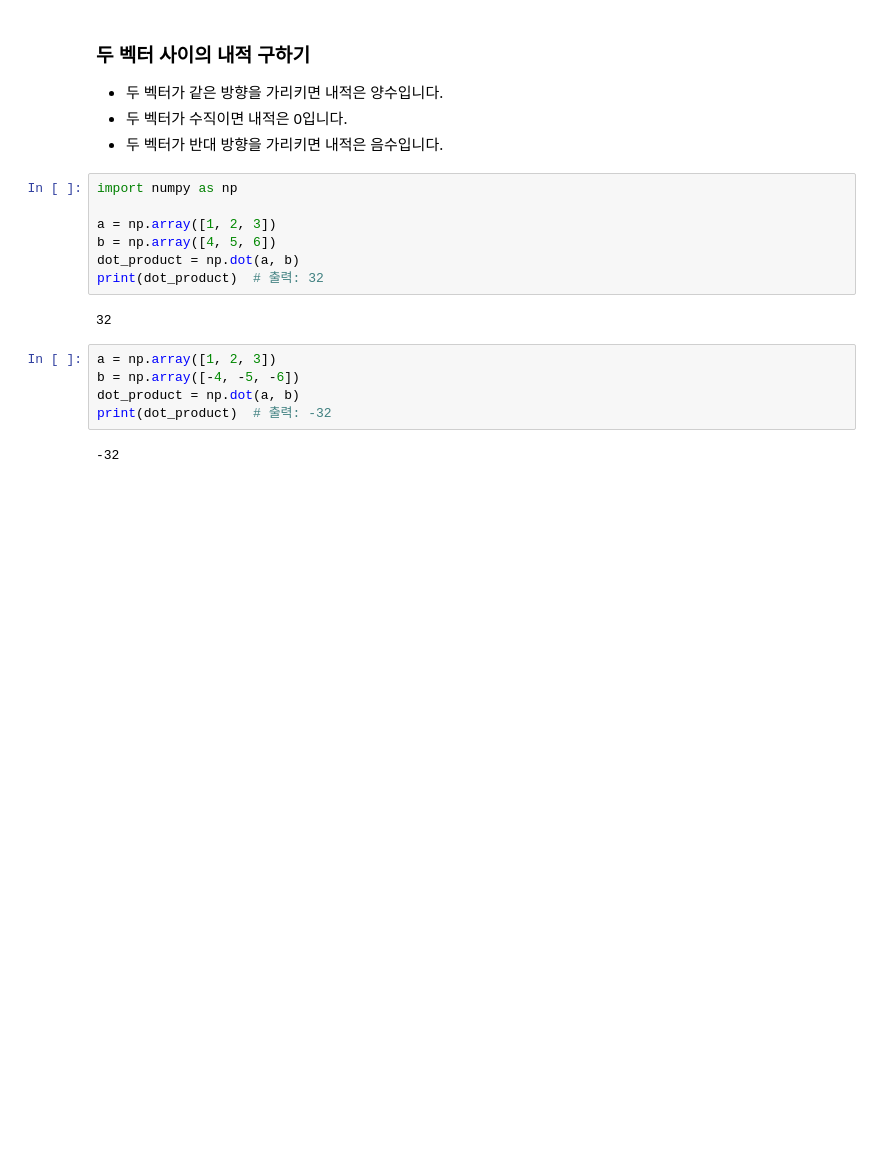
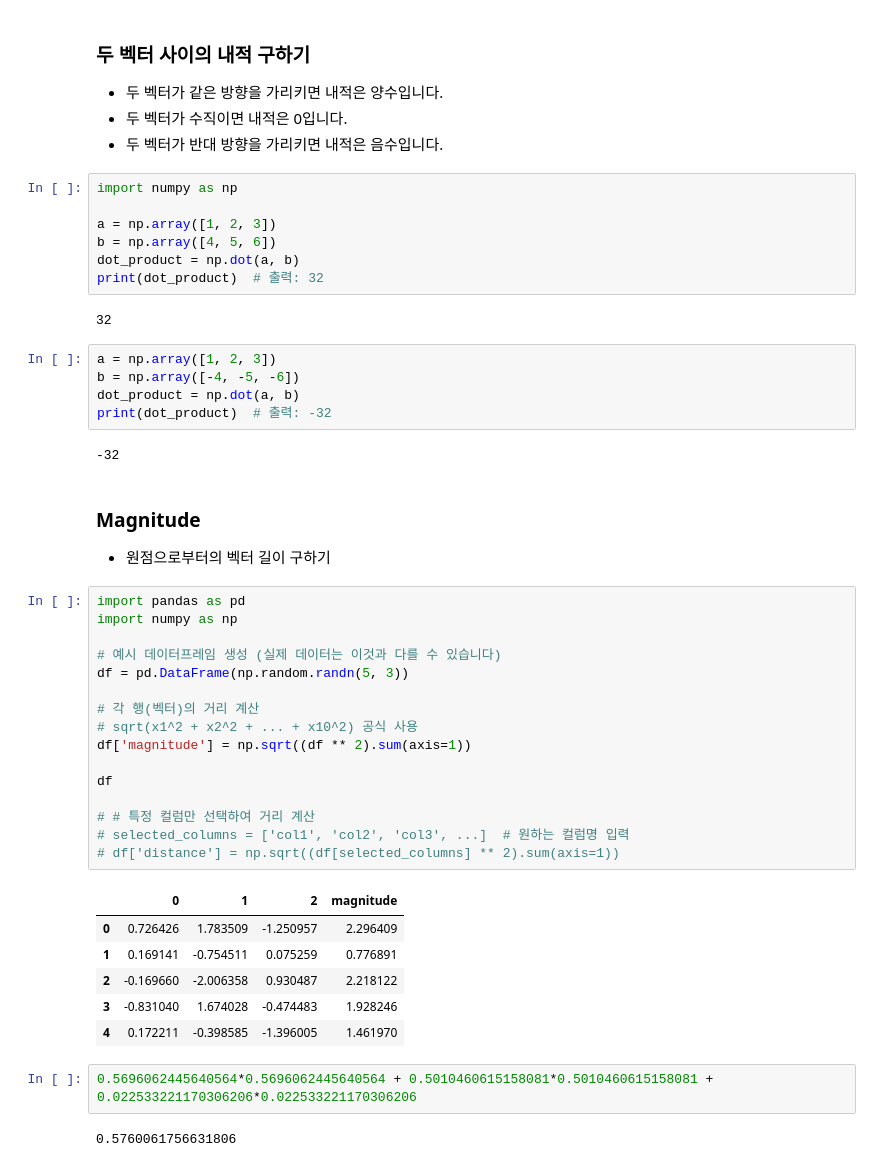
Before and after one commit to s00hyeon/streamlit-rag-test, a Jupyter notebook: experiments/test-list.ipynb, the cells around one changed output. Cells and saved outputs as stored; diff of their text form; blank space fills up the shorter version.

Commit message:
250117 ADD app_v2.py magnitude

```diff
--- a/experiments/test-list.ipynb
+++ b/experiments/test-list.ipynb
@@ -253,3 +253,34 @@ dot_product = np.dot(a, b)
 print(dot_product)  # 출력: -32
 # %% [output]
 -32
+# %% [markdown]
+### Magnitude
+
+ - 원점으로부터의 벡터 길이 구하기
+# %%
+import pandas as pd
+import numpy as np
+
+# 예시 데이터프레임 생성 (실제 데이터는 이것과 다를 수 있습니다)
+df = pd.DataFrame(np.random.randn(5, 3))
+
+# 각 행(벡터)의 거리 계산
+# sqrt(x1^2 + x2^2 + ... + x10^2) 공식 사용
+df['magnitude'] = np.sqrt((df ** 2).sum(axis=1))
+
+df
+
+# # 특정 컬럼만 선택하여 거리 계산
+# selected_columns = ['col1', 'col2', 'col3', ...]  # 원하는 컬럼명 입력
+# df['distance'] = np.sqrt((df[selected_columns] ** 2).sum(axis=1))
+# %% [output]
+|  | 0 | 1 | 2 | magnitude |
+| 0 | 0.726426 | 1.783509 | -1.250957 | 2.296409 |
+| 1 | 0.169141 | -0.754511 | 0.075259 | 0.776891 |
+| 2 | -0.169660 | -2.006358 | 0.930487 | 2.218122 |
+| 3 | -0.831040 | 1.674028 | -0.474483 | 1.928246 |
+| 4 | 0.172211 | -0.398585 | -1.396005 | 1.461970 |
+# %%
+0.5696062445640564*0.5696062445640564 + 0.5010460615158081*0.5010460615158081 + 0.022533221170306206*0.022533221170306206
+# %% [output]
+0.5760061756631806
```
Also changed, not shown: 1 other file.
